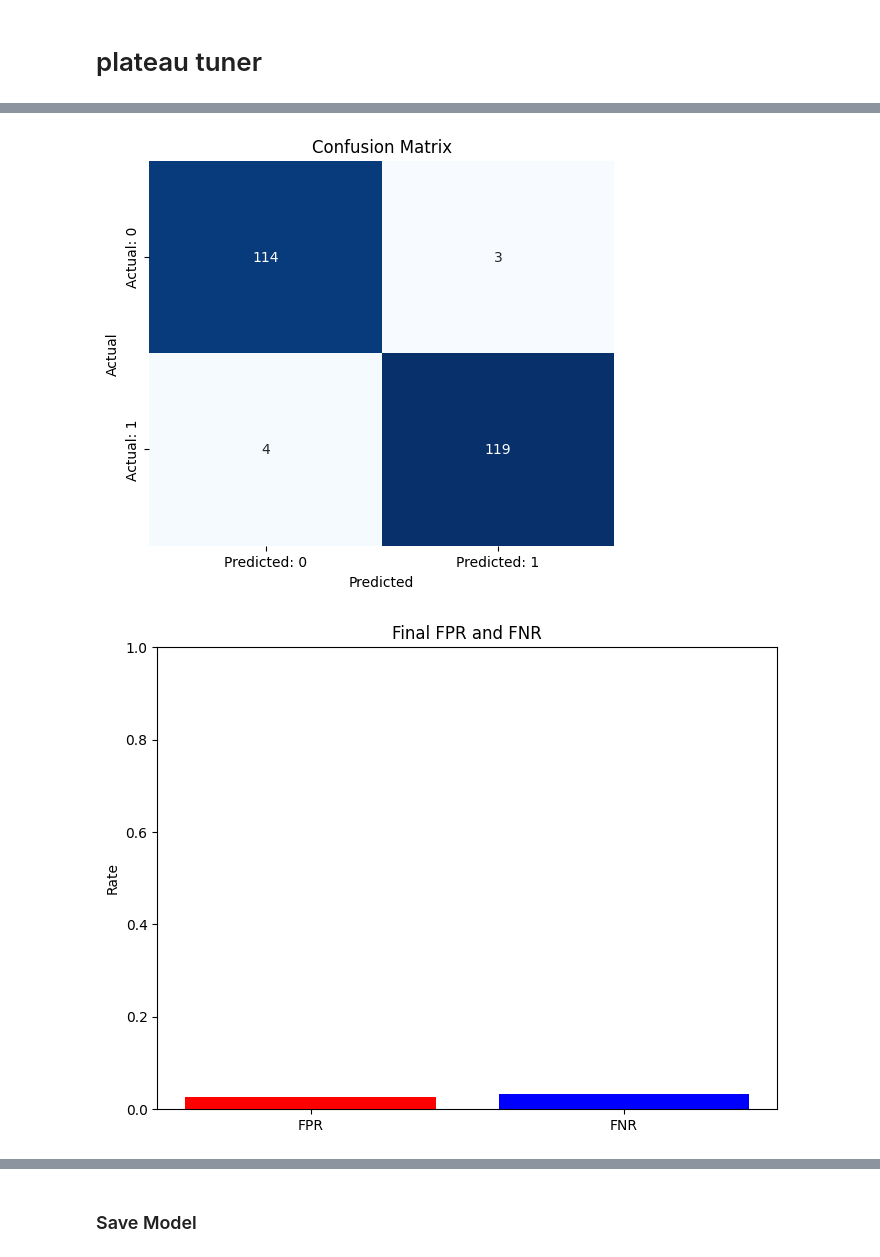
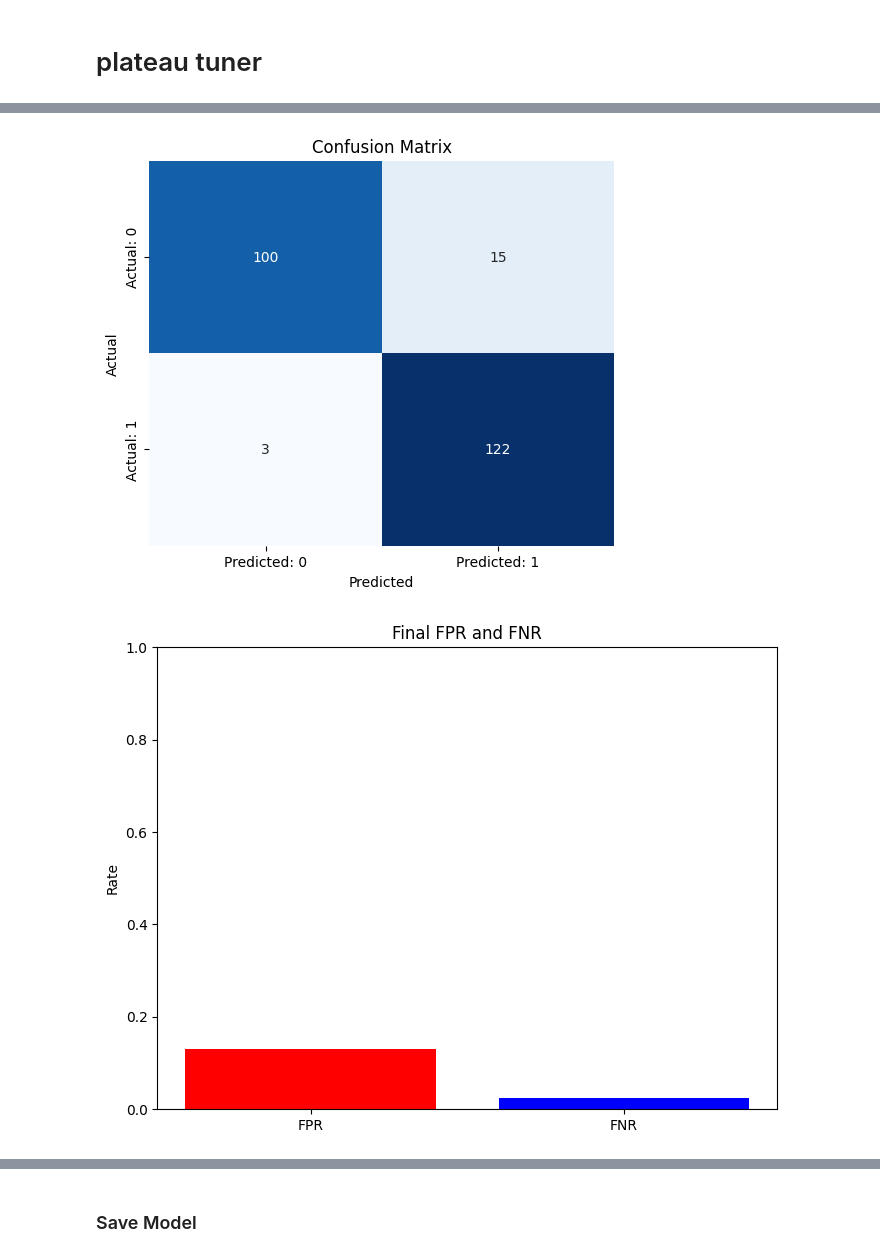
Before and after one commit to AzureSight/thesis_backend, a Jupyter notebook: MODELS/FinalModels.ipynb, the cells around one changed output, grey strips where cells are left out. Saved outputs shown, nothing was run; the diff lists cells and outputs as text; code cells hidden in the pictures.

```diff
--- a/MODELS/FinalModels.ipynb
+++ b/MODELS/FinalModels.ipynb
@@ -1529,7 +1536,7 @@ metrics_df.to_csv('training_history/second_training_metricsv7.csv', index=False)
 
 
 # Load the CSV file containing the final metrics
-metrics_df = pd.read_csv('training_history/second_training_metricsv7.csv')
+metrics_df = pd.read_csv('training_history/second_training_metricsv8.csv')
 
 # Extract individual metrics
 auc_score = metrics_df['auc_roc'][0]
@@ -1545,32 +1552,32 @@ roc_fpr = list(map(float, metrics_df['roc_curve_fpr'][0].split(', ')))
 roc_tpr = list(map(float, metrics_df['roc_curve_tpr'][0].split(', ')))
 # Confusion Matrix heatmap
 conf_matrix = np.array([[tn, fp], [fn, tp]])
 
 plt.figure(figsize=(6, 5))
 sns.heatmap(conf_matrix, annot=True, fmt='d', cmap='Blues', cbar=False,
             xticklabels=['Predicted: 0', 'Predicted: 1'], yticklabels=['Actual: 0', 'Actual: 1'])
 plt.xlabel('Predicted')
 plt.ylabel('Actual')
 plt.title('Confusion Matrix')
 plt.show()
 
 # Plot FPR and FNR
 plt.figure(figsize=(8, 6))
 plt.bar(['FPR', 'FNR'], [fpr, fnr], color=['red', 'blue'])
 plt.ylabel('Rate')
 plt.title('Final FPR and FNR')
 plt.ylim(0, 1)
 plt.show()
 
 plt.figure()
 plt.plot(roc_fpr, roc_tpr, label=f"AUC = {auc_score:.4f}")
 plt.plot([0, 1], [0, 1], 'r--')  # Diagonal line
 plt.xlabel("False Positive Rate")
 plt.ylabel("True Positive Rate")
 plt.title("ROC Curve")
 plt.grid(True)
 plt.legend()
 plt.show()
 # %% [output]
-[figure, old version]
+[figure, new version]
-[figure, old version]
+[figure, new version]
```
Also changed, not shown: parts of 18 cells of this notebook, 12 other files.
